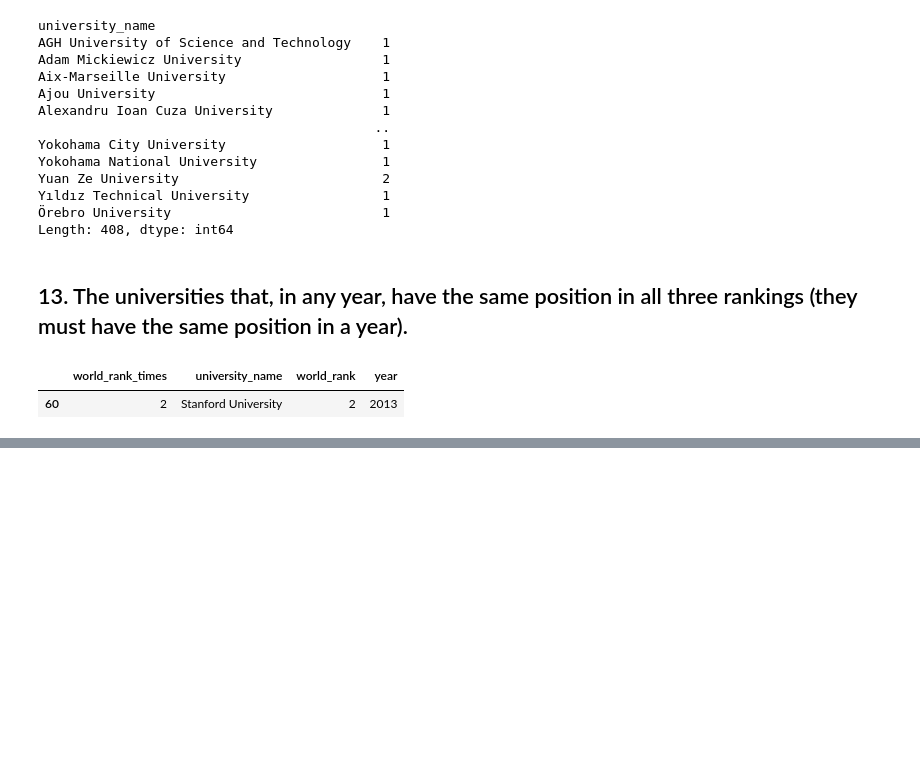
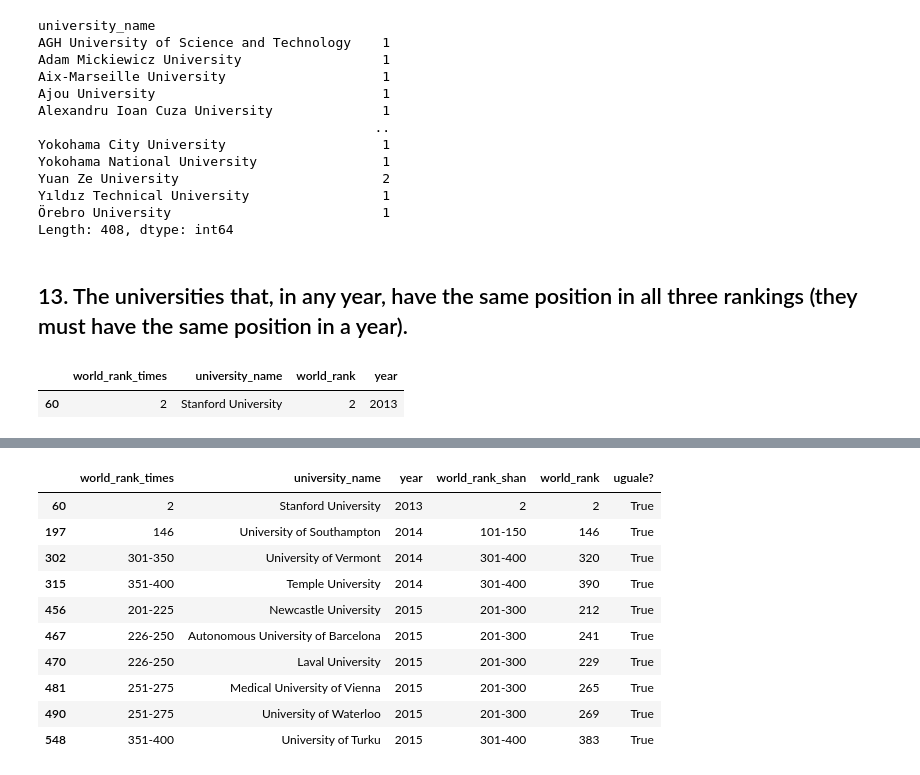
Before and after one commit to giodefa96/Final_Project_CS_A51, a Jupyter notebook: Script-matteo.ipynb, the cells around one changed output, grey strips where cells are left out. Saved outputs shown, nothing was run; the diff lists cells and outputs as text; code cells hidden in the pictures; blank space fills up the shorter version.

```diff
--- a/Script-matteo.ipynb
+++ b/Script-matteo.ipynb
@@ -542,0 +545,28 @@ merge_tot2[merge_tot2['world_rank_times'] == merge_tot2['world_rank']]
+# %%
+def confronta(x, y, z):
+    re_comp1 = re.compile("^(\d+)\-+(\d*)")
+    #caso 1: times e shan intervalli
+    m = re_comp1.search(x)
+    m2 = re_comp1.search(y)
+    if m and m2:
+        if max(int(m.group(1)), int(m2.group(1))) < min(int(m.group(2)), int(m2.group(2)))\
+        and z in range(max(int(m.group(1)), int(m2.group(1))), min(int(m.group(2)), int(m2.group(2)))):
+            return True
+        return False
+
+    #caso2: times intervallo, shan no
+    if m and not m2:
+        if int(m.group(1)) < int(y) < int(m.group(2)) and int(y) == int(z):
+            return True
+        return False
+
+    #caso3: shan intervallo, times no
+    if not m and m2:
+        if int(m2.group(1)) < int(x) < int(m2.group(2)) and int(x) == int(z):
+            return True
+        return False
+
+    #caso 4: tutti numeri
+    if int(x) == int(y) == int(z):
+        return True
+    return False
@@ -542,0 +584,17 @@ merge_tot2[merge_tot2['world_rank_times'] == merge_tot2['world_rank']]
+# %%
+merge_tot['uguale?'] = merge_tot[['world_rank_times', 'world_rank_shan', 'world_rank']]\
+.apply(lambda x : confronta(x['world_rank_times'], x['world_rank_shan'], x['world_rank']), axis=1)
+# %%
+merge_tot[merge_tot['uguale?'] == True]
+# %% [output]
+|  | world_rank_times | university_name | year | world_rank_shan | world_rank | uguale? |
+| 60 | 2 | Stanford University | 2013 | 2 | 2 | True |
+| 197 | 146 | University of Southampton | 2014 | 101-150 | 146 | True |
+| 302 | 301-350 | University of Vermont | 2014 | 301-400 | 320 | True |
+| 315 | 351-400 | Temple University | 2014 | 301-400 | 390 | True |
+| 456 | 201-225 | Newcastle University | 2015 | 201-300 | 212 | True |
+| 467 | 226-250 | Autonomous University of Barcelona | 2015 | 201-300 | 241 | True |
+| 470 | 226-250 | Laval University | 2015 | 201-300 | 229 | True |
+| 481 | 251-275 | Medical University of Vienna | 2015 | 201-300 | 265 | True |
+| 490 | 251-275 | University of Waterloo | 2015 | 201-300 | 269 | True |
+| 548 | 351-400 | University of Turku | 2015 | 301-400 | 383 | True |
```
Also changed, not shown: parts of 4 cells of this notebook.
